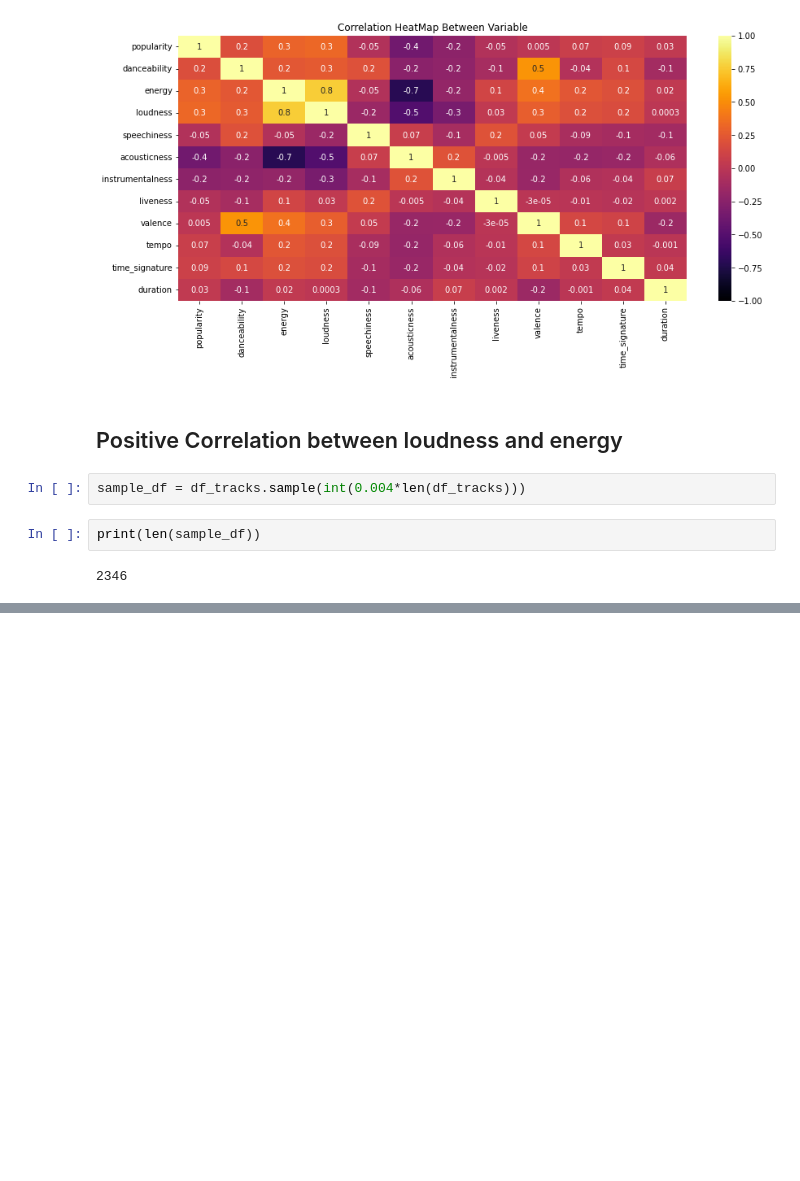
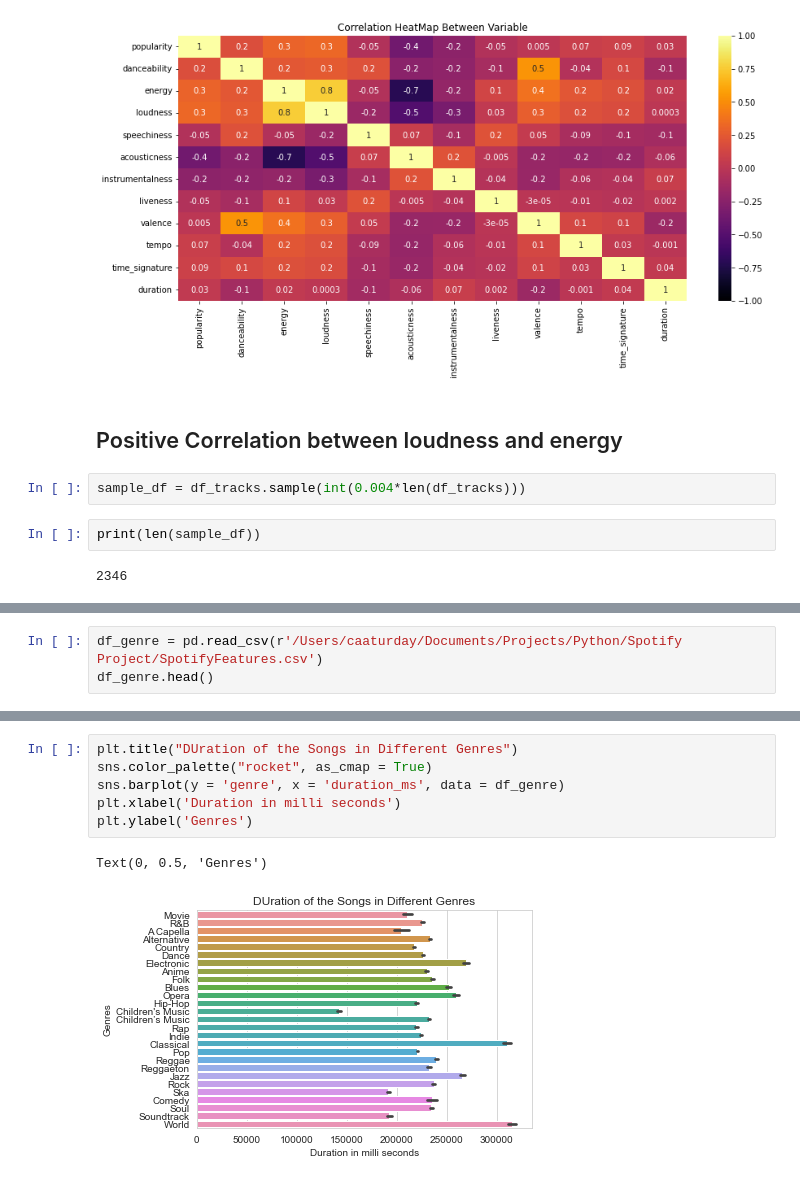
Before and after one commit to caaturday/Spotify-Project, a Jupyter notebook: Spotify Project.ipynb, the cells around one changed output, grey strips where cells are left out. Drawn from its saved outputs; the diff is of its cells as text; blank space fills up the shorter version.

```diff
--- a/Spotify Project.ipynb
+++ b/Spotify Project.ipynb
@@ -189,0 +224,3 @@ sns.regplot(data = sample_df, y = 'popularity', x = 'acousticness', color = 'blu
+# %%
+df_genre = pd.read_csv(r'/Users/caaturday/Documents/Projects/Python/Spotify Project/SpotifyFeatures.csv')
+df_genre.head()
@@ -189,0 +234,9 @@ sns.regplot(data = sample_df, y = 'popularity', x = 'acousticness', color = 'blu
+# %%
+plt.title("DUration of the Songs in Different Genres")
+sns.color_palette("rocket", as_cmap = True)
+sns.barplot(y = 'genre', x = 'duration_ms', data = df_genre)
+plt.xlabel('Duration in milli seconds')
+plt.ylabel('Genres')
+# %% [output]
+Text(0, 0.5, 'Genres')
+[figure, added]
```
Also changed, not shown: parts of 7 cells of this notebook.
